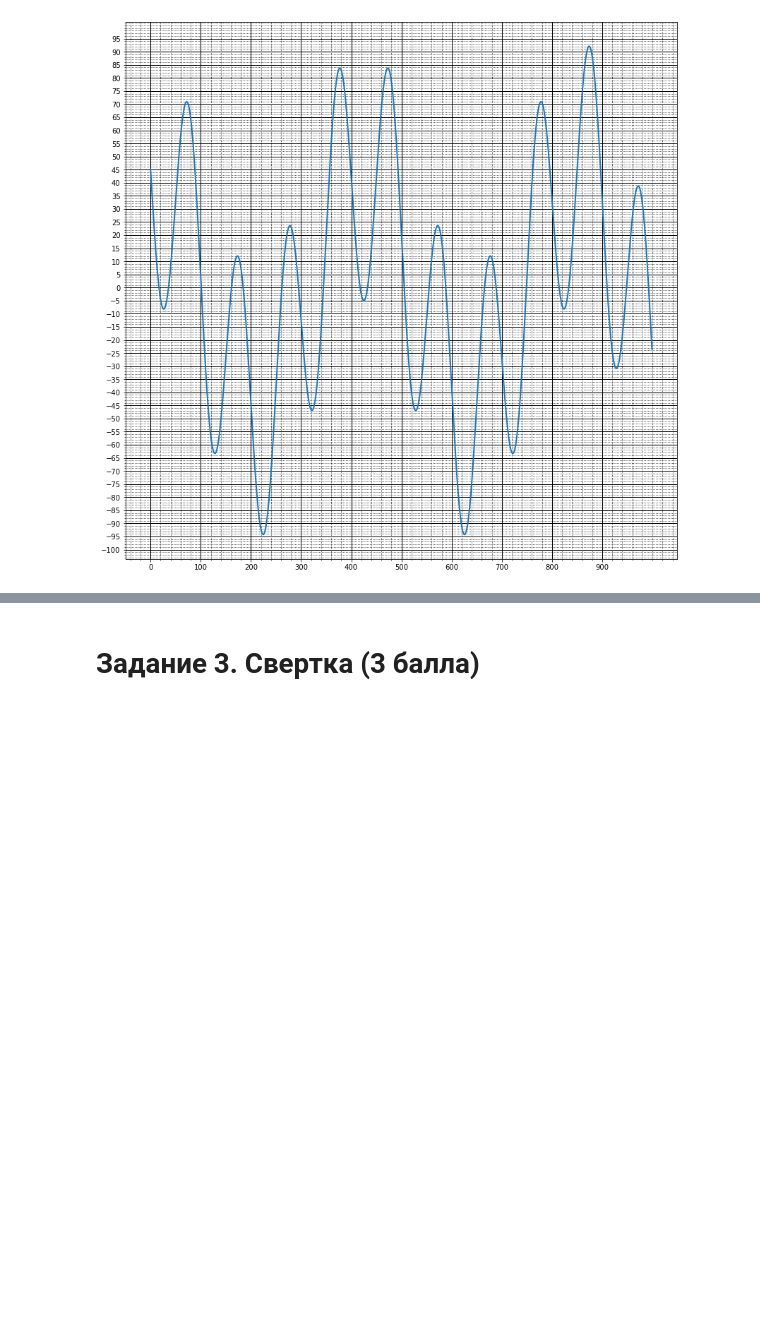
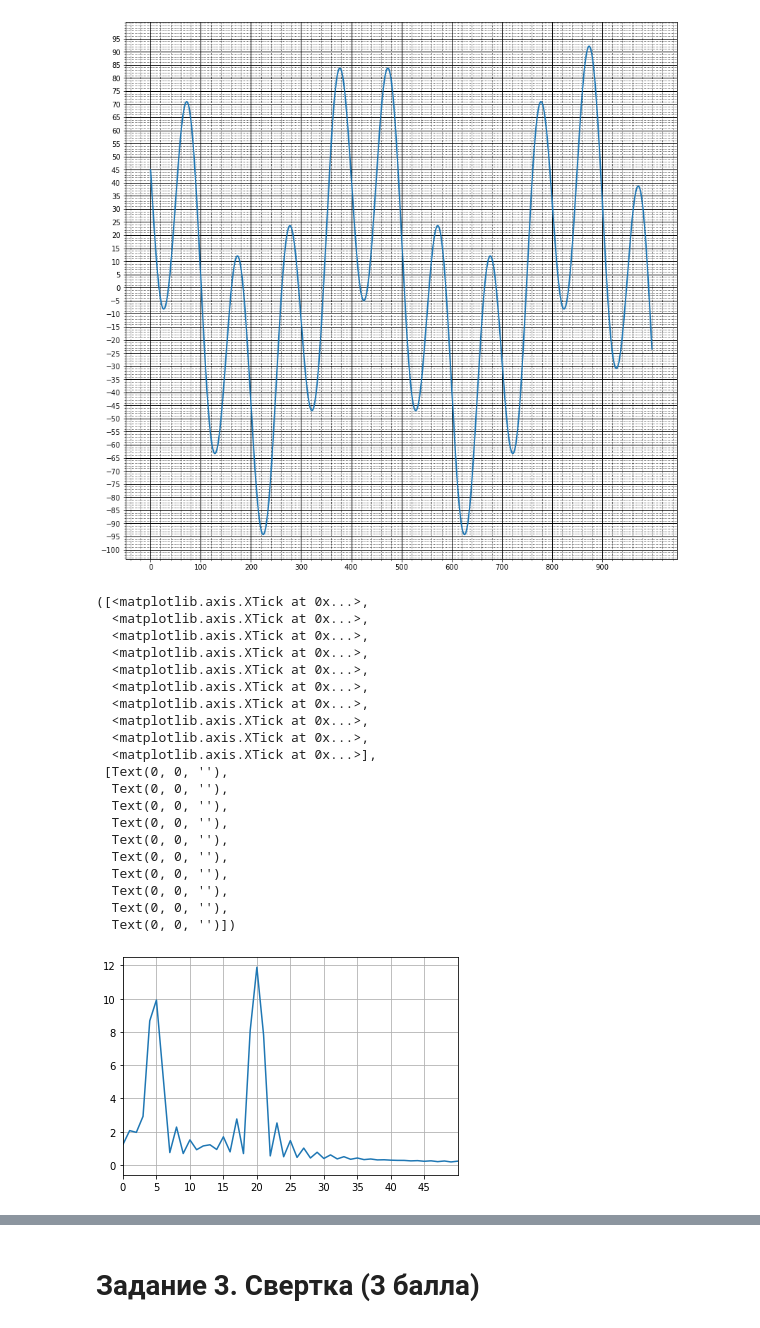
Before and after one commit to GreasyGoose/audio_processing, a Jupyter notebook: lab1.ipynb, the cells around one changed output, grey strips where cells are left out. Drawn from its saved outputs; the diff is of its cells as text; code cells hidden in the pictures; blank space fills up the shorter version.

```diff
--- a/lab1.ipynb
+++ b/lab1.ipynb
@@ -149,6 +157,40 @@ Ok!
 draw_signal(test_data['task2']['c'])
 # %% [output]
 [figure]
+# %%
+# %matplotlib inline
+N = len(test_data['task2']['c'])
+spectrum = np.fft.fft(test_data['task2']['c'])
+spectrum = np.fft.ifft(test_data['task2']['c'], 2 * N)
+spectrum = abs(np.fft.fftshift(spectrum))
+z = np.arange(-((2 * N)) / 2, (2 * N - 1) / 2, 1)
+plt.figure()
+plt.plot(z, spectrum)
+plt.xlim([0, 50])
+plt.grid()
+plt.xticks(np.arange(0, 50, 5))
+# %% [output]
+([<matplotlib.axis.XTick at 0x...>,
+  <matplotlib.axis.XTick at 0x...>,
+  <matplotlib.axis.XTick at 0x...>,
+  <matplotlib.axis.XTick at 0x...>,
+  <matplotlib.axis.XTick at 0x...>,
+  <matplotlib.axis.XTick at 0x...>,
+  <matplotlib.axis.XTick at 0x...>,
+  <matplotlib.axis.XTick at 0x...>,
+  <matplotlib.axis.XTick at 0x...>,
+  <matplotlib.axis.XTick at 0x...>],
+ [Text(0, 0, ''),
+  Text(0, 0, ''),
+  Text(0, 0, ''),
+  Text(0, 0, ''),
+  Text(0, 0, ''),
+  Text(0, 0, ''),
+  Text(0, 0, ''),
+  Text(0, 0, ''),
+  Text(0, 0, ''),
+  Text(0, 0, '')])
+[figure, added]
 # %%
 # сигнал состоит из двух гармоник
 # YOUR CODE HERE
```
Also changed, not shown: parts of 22 cells of this notebook.
